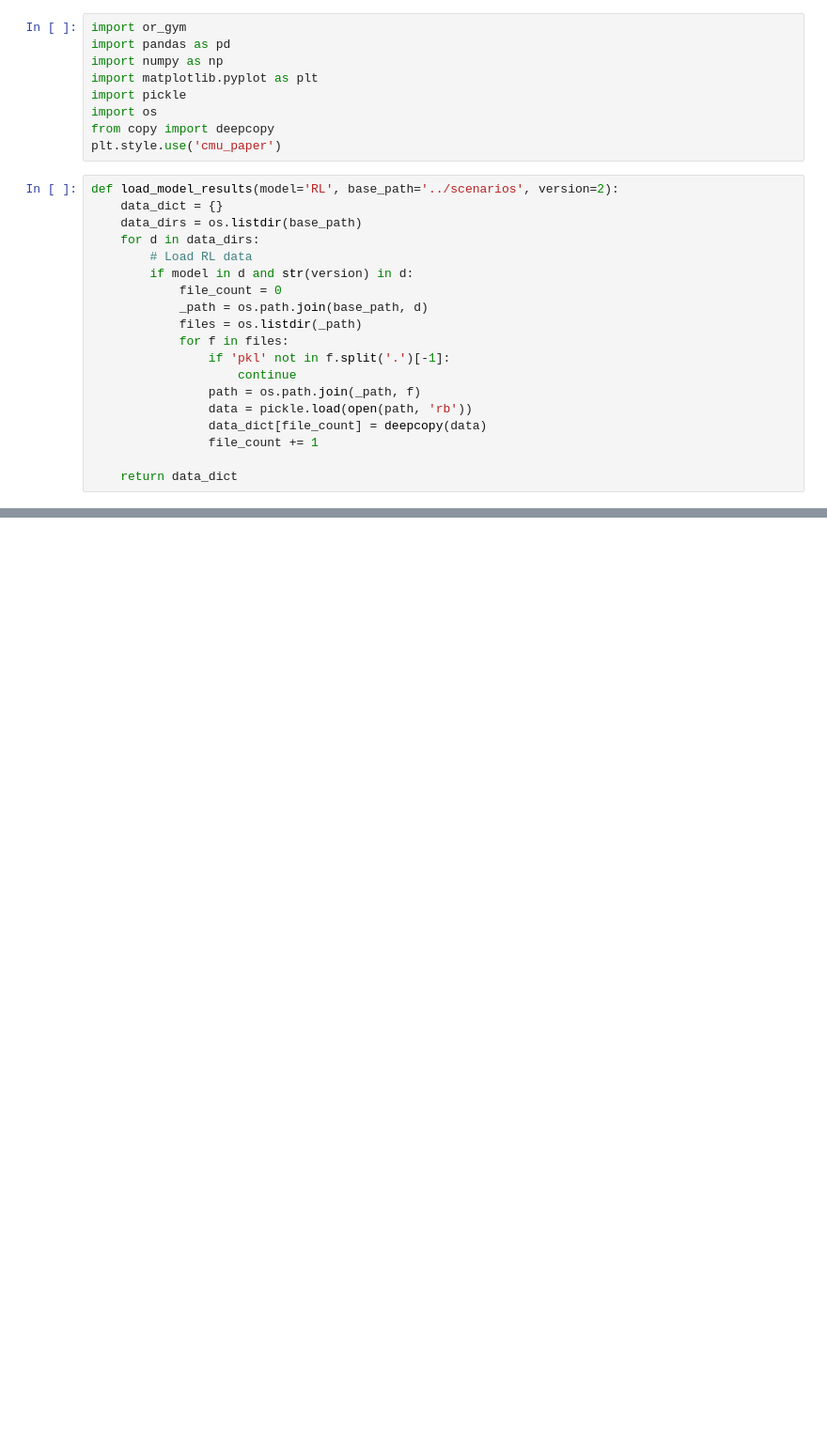
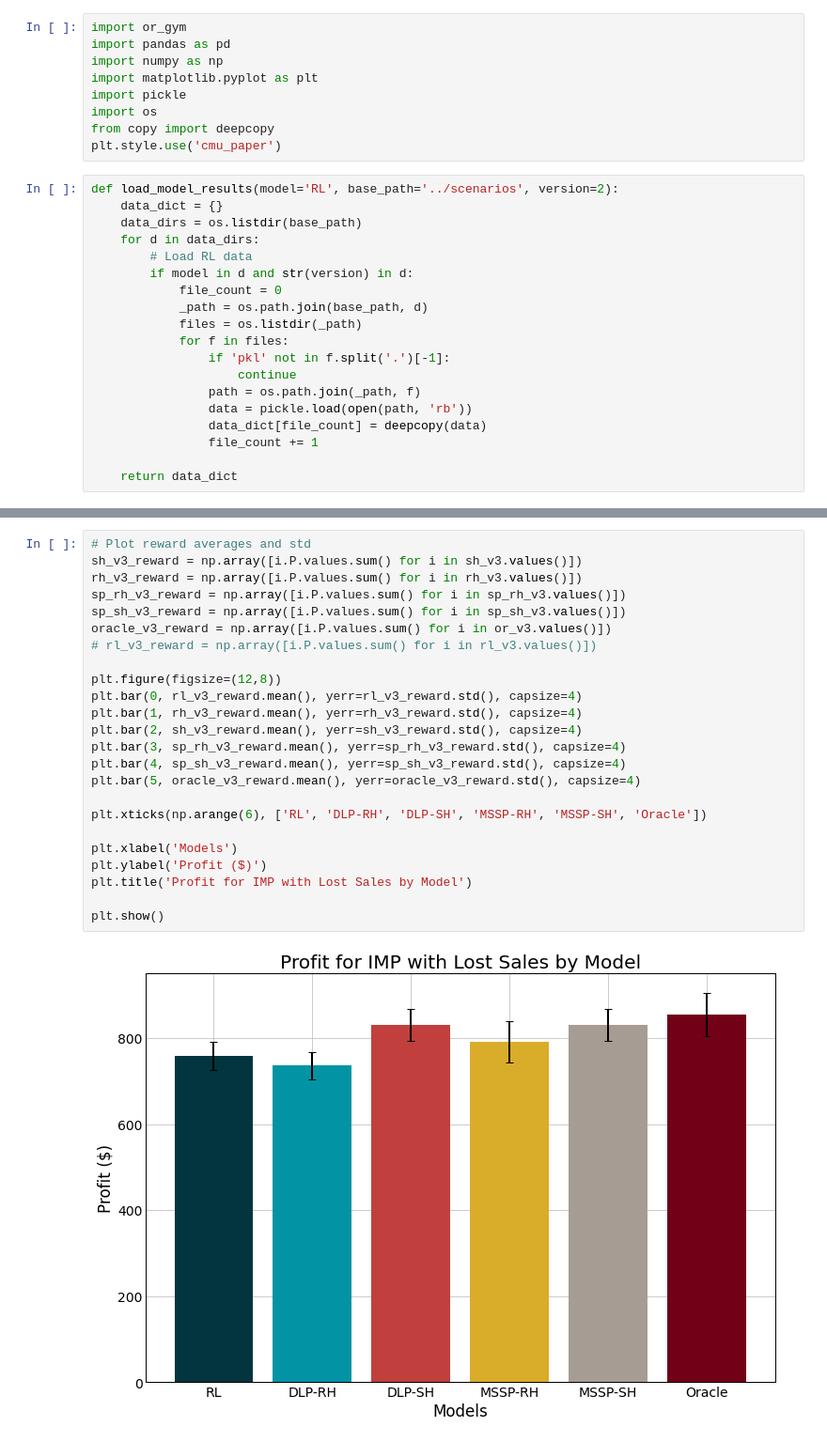
Before and after one commit to grossmann-group/or-gym, a Jupyter notebook: notebooks/results_plots.ipynb, the cells around one changed output, grey strips where cells are left out. Shown at 94% size. Drawn from its saved outputs; the diff is of its cells as text; blank space fills up the shorter version.

```diff
--- a/notebooks/results_plots.ipynb
+++ b/notebooks/results_plots.ipynb
@@ -150,0 +106,26 @@ Oracle outperforms in RL 94.00% of cases.
+# %%
+# Plot reward averages and std
+sh_v3_reward = np.array([i.P.values.sum() for i in sh_v3.values()])
+rh_v3_reward = np.array([i.P.values.sum() for i in rh_v3.values()])
+sp_rh_v3_reward = np.array([i.P.values.sum() for i in sp_rh_v3.values()])
+sp_sh_v3_reward = np.array([i.P.values.sum() for i in sp_sh_v3.values()])
+oracle_v3_reward = np.array([i.P.values.sum() for i in or_v3.values()])
+# rl_v3_reward = np.array([i.P.values.sum() for i in rl_v3.values()])
+
+plt.figure(figsize=(12,8))
+plt.bar(0, rl_v3_reward.mean(), yerr=rl_v3_reward.std(), capsize=4)
+plt.bar(1, rh_v3_reward.mean(), yerr=rh_v3_reward.std(), capsize=4)
+plt.bar(2, sh_v3_reward.mean(), yerr=sh_v3_reward.std(), capsize=4)
+plt.bar(3, sp_rh_v3_reward.mean(), yerr=sp_rh_v3_reward.std(), capsize=4)
+plt.bar(4, sp_sh_v3_reward.mean(), yerr=sp_sh_v3_reward.std(), capsize=4)
+plt.bar(5, oracle_v3_reward.mean(), yerr=oracle_v3_reward.std(), capsize=4)
+
+plt.xticks(np.arange(6), ['RL', 'DLP-RH', 'DLP-SH', 'MSSP-RH', 'MSSP-SH', 'Oracle'])
+
+plt.xlabel('Models')
+plt.ylabel('Profit ($)')
+plt.title('Profit for IMP with Lost Sales by Model')
+
+plt.show()
+# %% [output]
+[figure, added]
```
Also changed, not shown: parts of 41 cells of this notebook.
